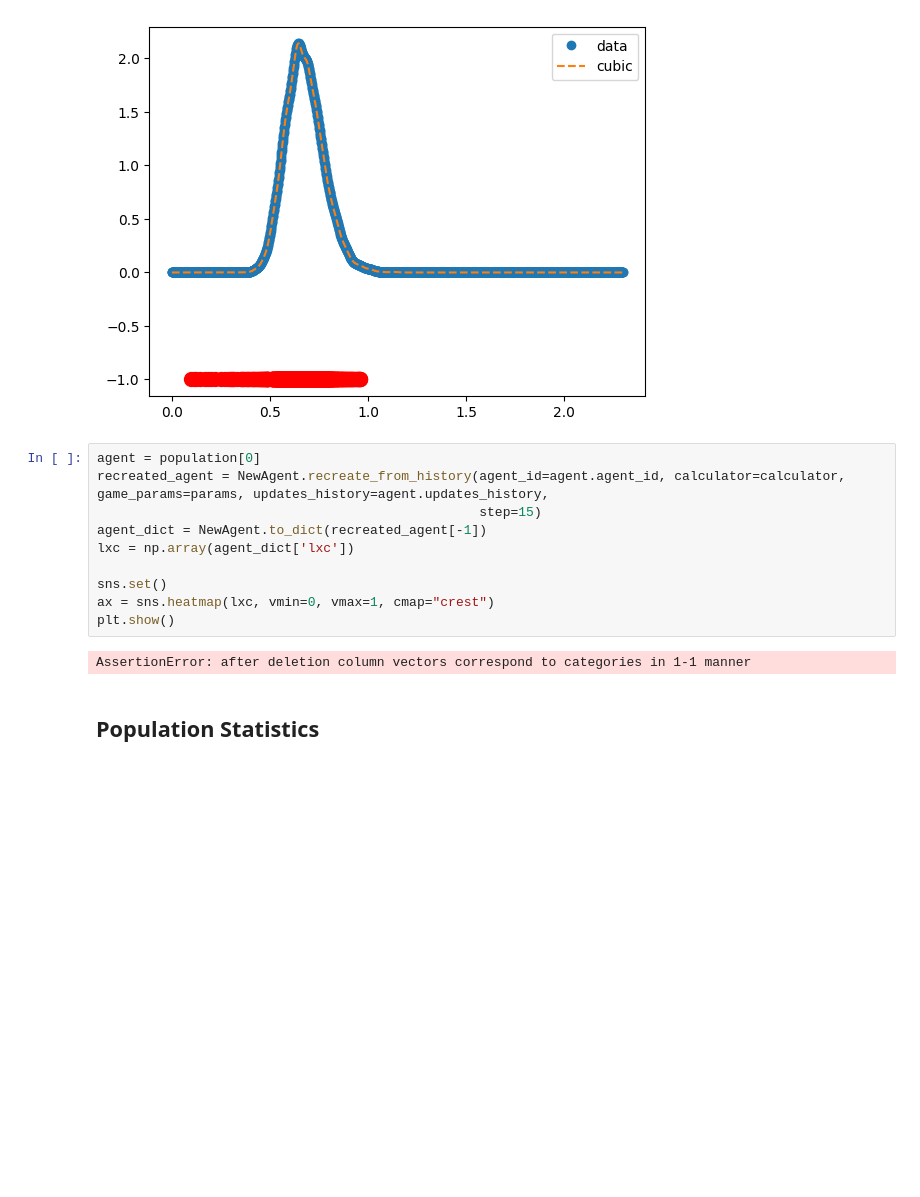
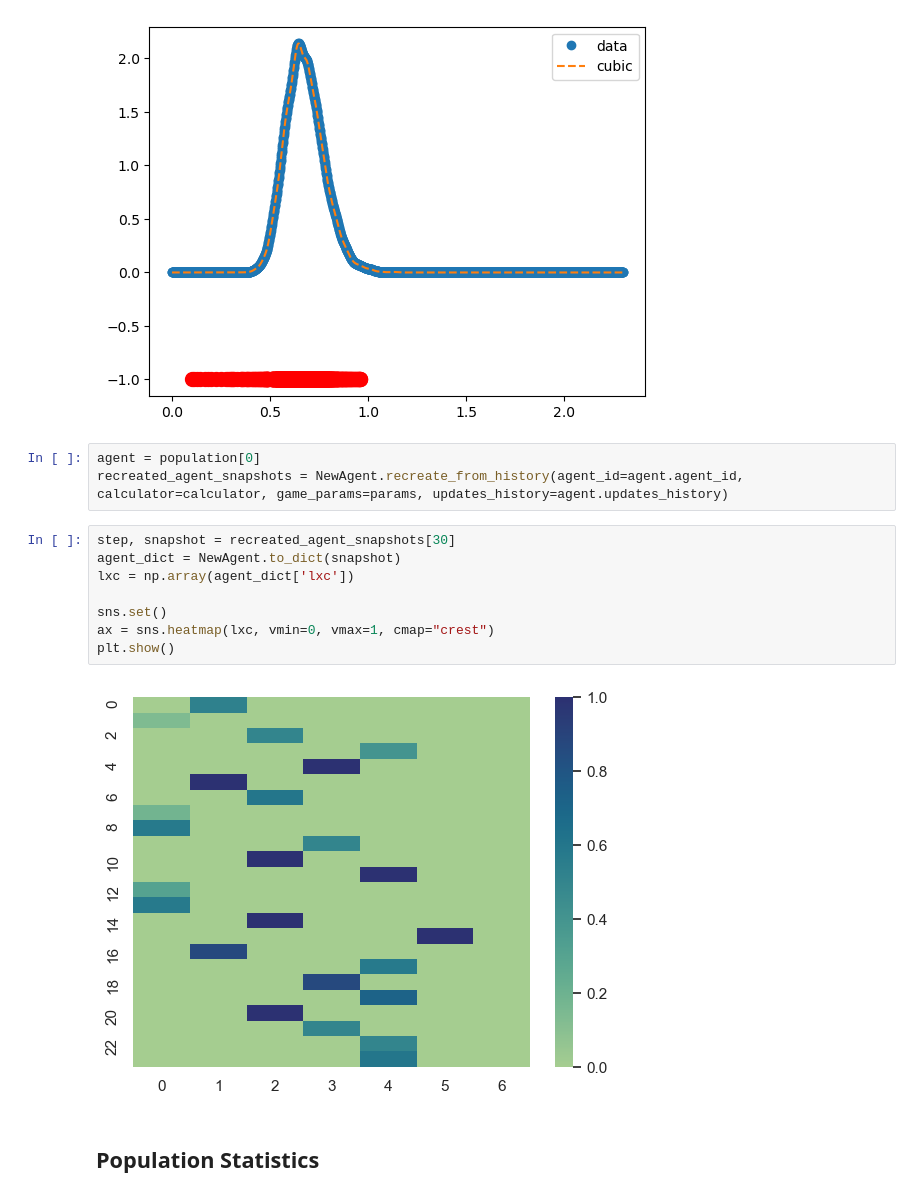
Before and after one commit to juszjusz/coordinating-quantifiers, a Jupyter notebook: v2/workbook.ipynb, the cells around one changed output. Saved outputs shown, nothing was run; the diff lists cells and outputs as text; blank space fills up the shorter version.

Commit message:
snapshots

```diff
--- a/v2/workbook.ipynb
+++ b/v2/workbook.ipynb
@@ -74,16 +74,17 @@ plot_category(originated_from, semantic_meanings, calculator)
 [figure]
 # %%
 agent = population[0]
-recreated_agent = NewAgent.recreate_from_history(agent_id=agent.agent_id, calculator=calculator, game_params=params, updates_history=agent.updates_history,
-                                                 step=15)
-agent_dict = NewAgent.to_dict(recreated_agent[-1])
-lxc = np.array(agent_dict['lxc'])
-
-sns.set()
-ax = sns.heatmap(lxc, vmin=0, vmax=1, cmap="crest")
-plt.show()
+recreated_agent_snapshots = NewAgent.recreate_from_history(agent_id=agent.agent_id, calculator=calculator, game_params=params, updates_history=agent.updates_history)
-# %% [output]
-AssertionError: after deletion column vectors correspond to categories in 1-1 manner
+# %%
+step, snapshot = recreated_agent_snapshots[30]
+agent_dict = NewAgent.to_dict(snapshot)
+lxc = np.array(agent_dict['lxc'])
+
+sns.set()
+ax = sns.heatmap(lxc, vmin=0, vmax=1, cmap="crest")
+plt.show()
+# %% [output]
+[figure, added]
 # %% [markdown]
 ## Population Statistics
 # %%
```
Also changed, not shown: parts of 2 cells of this notebook, 3 other files.
